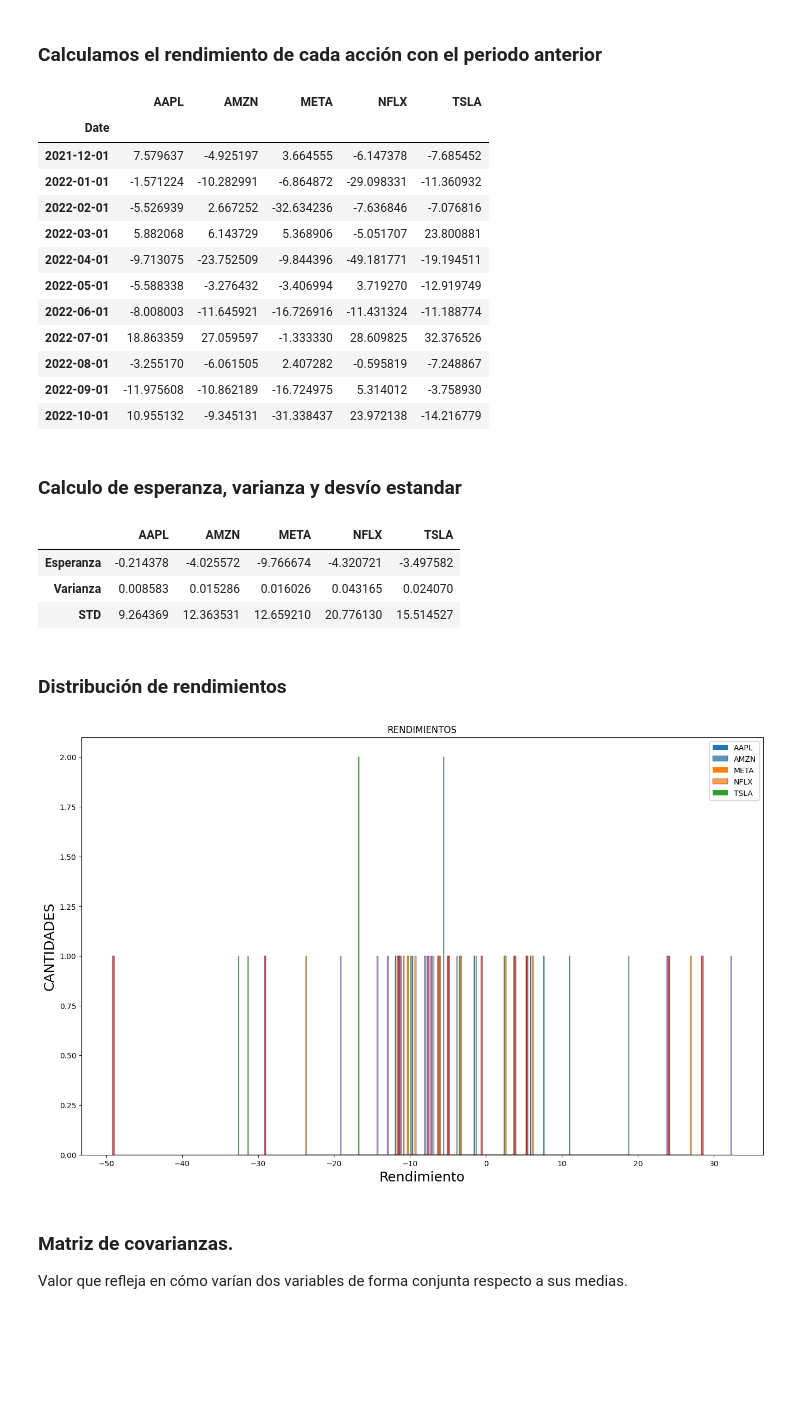
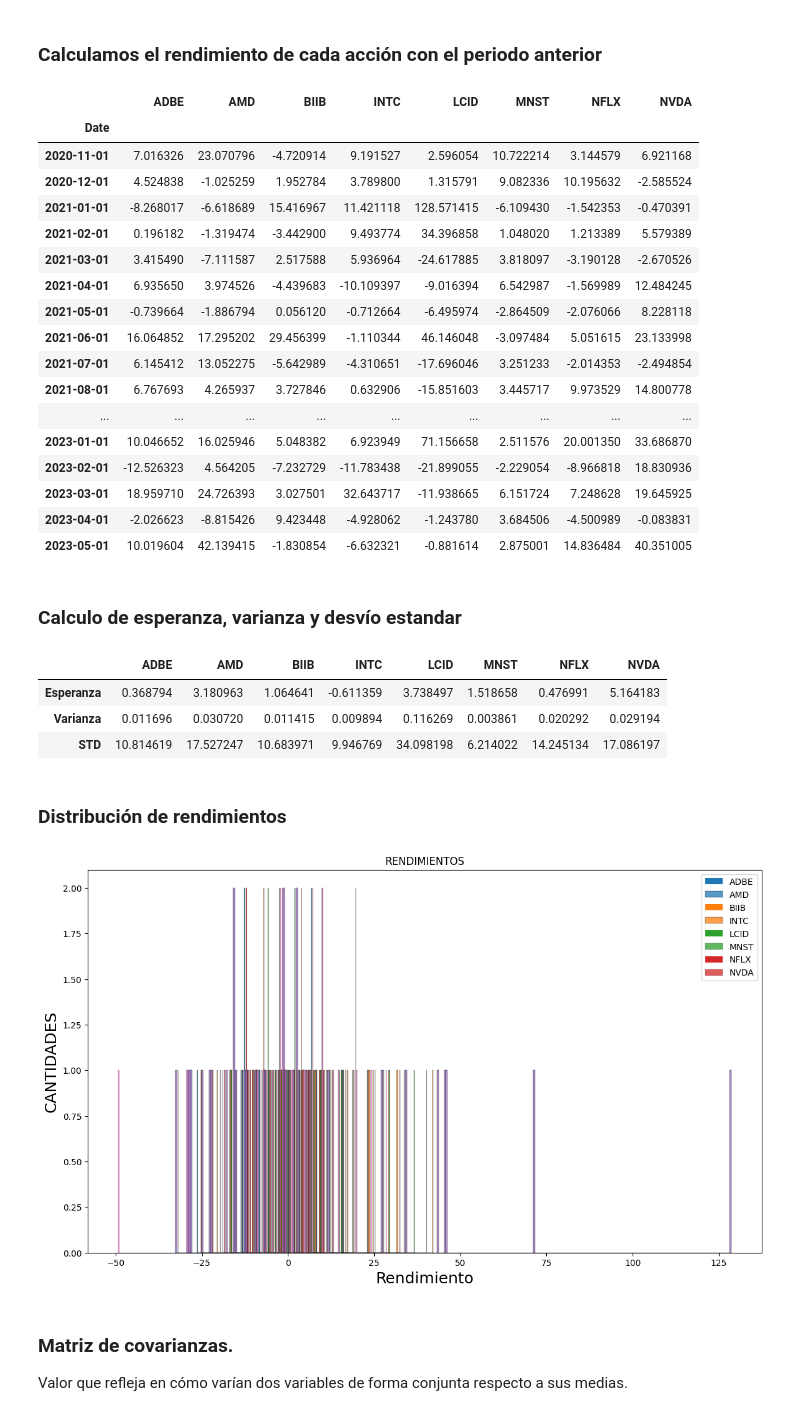
Before and after one commit to Kent7474/Proyecto_Seminario, a Jupyter notebook: Análisis_de_activos.ipynb, the cells around one changed output. Drawn from its saved outputs; the diff is of its cells as text; code cells hidden in the pictures; blank space fills up the shorter version.

```diff
--- a/Análisis_de_activos.ipynb
+++ b/Análisis_de_activos.ipynb
@@ -22,16 +22,15 @@ import seaborn as sns
 ## Periodos - Fecha inicio y fin
 # %%
  #  YYYY-mm-dd
-fechaInicio = "2021-11-01"
-today = "2022-11-01"
-#today = datetime.today().strftime('%Y-%m-%d')
+fechaInicio = "2000-01-01"
+#today = "2022-11-01"
+today = datetime.today().strftime('%Y-%m-%d')
 # %%
 #activos = ["AAPL", "MSFT", "AMZN", "GOOGL", "ENPH", "META", "PEP", "TSLA", "V", "CAR", "TTD", "AMGN", "AAL", "TMUS", "CPRX"]
 #activos = ["AAPL", "MSFT", "AMZN", "GOOGL", "META", "TSLA", "V"]
-#activos = ["MNK", "MSFT", "AMZN", "CCEL", "META", "TSLA", "BKTI"]
 
 ''' NASDAQ, más rendimiento a mayor riesgo'''
-#activos = ["AMD","LCID", "MNST", "BIIB", "NVDA", "ADBE", "NFLX", "INTC"]
+activos = ["AMD","LCID", "MNST", "BIIB", "NVDA", "ADBE", "NFLX", "INTC"]
 
 #activos = ["AMD","LCID", "MNST", "BIIB", "NVDA", "ADBE", "NFLX", "INTC", "HON","GFS", "FISV", "FAST", "EXC", "CSX", "CRWD", "COST", "MELI", "META", "MRVL", "MAR", "LULU", "HON", "GFS" ]
 #activos = ['AAPL', 'MSFT', 'GOOGL', 'AMZN', 'META', 'JNJ', 'PG', 'V', 'JPM', 'KO', 'PEP', 'XOM', 'CVX', 'T', 'VZ', 'INTC', 'CSCO', 'ADBE', 'CRM', 'ABT', 'AMGN', 'UNH', 'PFE', 'MRK', 'BMY', 'RTX', 'LMT', 'GS', 'MA']
@@ -40,7 +39,7 @@ today = "2022-11-01"
 #activos = ['FNKO', 'PEP', 'MCD', 'SONY', 'DIS', 'CMCSA', 'NTDOY', 'CCOEY', 'MDLZ', 'GME']
 
 '''Excel práctica en clase '''
-activos = ['TSLA', 'META', 'AAPL', 'AMZN', 'NFLX']
+#activos = ['TSLA', 'META', 'AAPL', 'AMZN', 'NFLX']
 
 len(activos)
 # %% [output]
@@ -107,19 +110,24 @@ plt.show()
 rendimiento = (dataSet / dataSet.shift(1) -1).dropna()
 rendimiento * 100
 # %% [output]
-|  | AAPL | AMZN | META | NFLX | TSLA |
-| Date |  |  |  |  |  |
-| 2021-12-01 | 7.579637 | -4.925197 | 3.664555 | -6.147378 | -7.685452 |
-| 2022-01-01 | -1.571224 | -10.282991 | -6.864872 | -29.098331 | -11.360932 |
-| 2022-02-01 | -5.526939 | 2.667252 | -32.634236 | -7.636846 | -7.076816 |
-| 2022-03-01 | 5.882068 | 6.143729 | 5.368906 | -5.051707 | 23.800881 |
-| 2022-04-01 | -9.713075 | -23.752509 | -9.844396 | -49.181771 | -19.194511 |
-| 2022-05-01 | -5.588338 | -3.276432 | -3.406994 | 3.719270 | -12.919749 |
-| 2022-06-01 | -8.008003 | -11.645921 | -16.726916 | -11.431324 | -11.188774 |
-| 2022-07-01 | 18.863359 | 27.059597 | -1.333330 | 28.609825 | 32.376526 |
-| 2022-08-01 | -3.255170 | -6.061505 | 2.407282 | -0.595819 | -7.248867 |
-| 2022-09-01 | -11.975608 | -10.862189 | -16.724975 | 5.314012 | -3.758930 |
-| 2022-10-01 | 10.955132 | -9.345131 | -31.338437 | 23.972138 | -14.216779 |
+|  | ADBE | AMD | BIIB | INTC | LCID | MNST | NFLX | NVDA |
+| Date |  |  |  |  |  |  |  |  |
+| 2020-11-01 | 7.016326 | 23.070796 | -4.720914 | 9.191527 | 2.596054 | 10.722214 | 3.144579 | 6.921168 |
+| 2020-12-01 | 4.524838 | -1.025259 | 1.952784 | 3.789800 | 1.315791 | 9.082336 | 10.195632 | -2.585524 |
+| 2021-01-01 | -8.268017 | -6.618689 | 15.416967 | 11.421118 | 128.571415 | -6.109430 | -1.542353 | -0.470391 |
+| 2021-02-01 | 0.196182 | -1.319474 | -3.442900 | 9.493774 | 34.396858 | 1.048020 | 1.213389 | 5.579389 |
+| 2021-03-01 | 3.415490 | -7.111587 | 2.517588 | 5.936964 | -24.617885 | 3.818097 | -3.190128 | -2.670526 |
+| 2021-04-01 | 6.935650 | 3.974526 | -4.439683 | -10.109397 | -9.016394 | 6.542987 | -1.569989 | 12.484245 |
+| 2021-05-01 | -0.739664 | -1.886794 | 0.056120 | -0.712664 | -6.495974 | -2.864509 | -2.076066 | 8.228118 |
+| 2021-06-01 | 16.064852 | 17.295202 | 29.456399 | -1.110344 | 46.146048 | -3.097484 | 5.051615 | 23.133998 |
+| 2021-07-01 | 6.145412 | 13.052275 | -5.642989 | -4.310651 | -17.696046 | 3.251233 | -2.014353 | -2.494854 |
+| 2021-08-01 | 6.767693 | 4.265937 | 3.727846 | 0.632906 | -15.851603 | 3.445717 | 9.973529 | 14.800778 |
+| ... | ... | ... | ... | ... | ... | ... | ... | ... |
+| 2023-01-01 | 10.046652 | 16.025946 | 5.048382 | 6.923949 | 71.156658 | 2.511576 | 20.001350 | 33.686870 |
+| 2023-02-01 | -12.526323 | 4.564205 | -7.232729 | -11.783438 | -21.899055 | -2.229054 | -8.966818 | 18.830936 |
+| 2023-03-01 | 18.959710 | 24.726393 | 3.027501 | 32.643717 | -11.938665 | 6.151724 | 7.248628 | 19.645925 |
+| 2023-04-01 | -2.026623 | -8.815426 | 9.423448 | -4.928062 | -1.243780 | 3.684506 | -4.500989 | -0.083831 |
+| 2023-05-01 | 10.019604 | 42.139415 | -1.830854 | -6.632321 | -0.881614 | 2.875001 | 14.836484 | 40.351005 |
 # %% [markdown]
 ### Calculo de esperanza, varianza y desvío estandar
 # %%
@@ -130,27 +138,27 @@ esp_var_desv = esp_var_desv.append(pd.DataFrame(rendimiento.var(ddof=0), columns
 esp_var_desv = esp_var_desv.append(pd.DataFrame(rendimiento.std(ddof=0)*100, columns=["STD"]).T)
 esp_var_desv
 # %% [output]
-|  | AAPL | AMZN | META | NFLX | TSLA |
-| Esperanza | -0.214378 | -4.025572 | -9.766674 | -4.320721 | -3.497582 |
-| Varianza | 0.008583 | 0.015286 | 0.016026 | 0.043165 | 0.024070 |
-| STD | 9.264369 | 12.363531 | 12.659210 | 20.776130 | 15.514527 |
+|  | ADBE | AMD | BIIB | INTC | LCID | MNST | NFLX | NVDA |
+| Esperanza | 0.368794 | 3.180963 | 1.064641 | -0.611359 | 3.738497 | 1.518658 | 0.476991 | 5.164183 |
+| Varianza | 0.011696 | 0.030720 | 0.011415 | 0.009894 | 0.116269 | 0.003861 | 0.020292 | 0.029194 |
+| STD | 10.814619 | 17.527247 | 10.683971 | 9.946769 | 34.098198 | 6.214022 | 14.245134 | 17.086197 |
 # %% [markdown]
 ### Distribución de rendimientos
 # %%
-plt.figure(figsize=(16.2, 10))
+plt.figure(figsize=(14, 8))
 for i in rendimiento.columns.values:
     #plt.hist(rendimiento[i]*100, label = i, bins=300)
     sns.histplot(rendimiento[i]*100, label=i, bins=300)
 plt.title('RENDIMIENTOS')
 plt.xlabel('Rendimiento', fontsize=18)
 plt.ylabel('CANTIDADES', fontsize=18)
 plt.legend(rendimiento.columns.values, loc='upper left')
 plt.legend(rendimiento.columns.values)
 #eliminamos los extremos con menos cantidad de datos.
 #plt.xlim(-20,20)
 plt.show()
 # %% [output]
-[figure, old version]
+[figure, new version]
 # %% [markdown]
 ### Matriz de covarianzas.
 Valor que refleja en cómo varían dos variables de forma conjunta respecto a sus medias.
```
Also changed, not shown: parts of 57 cells of this notebook.
